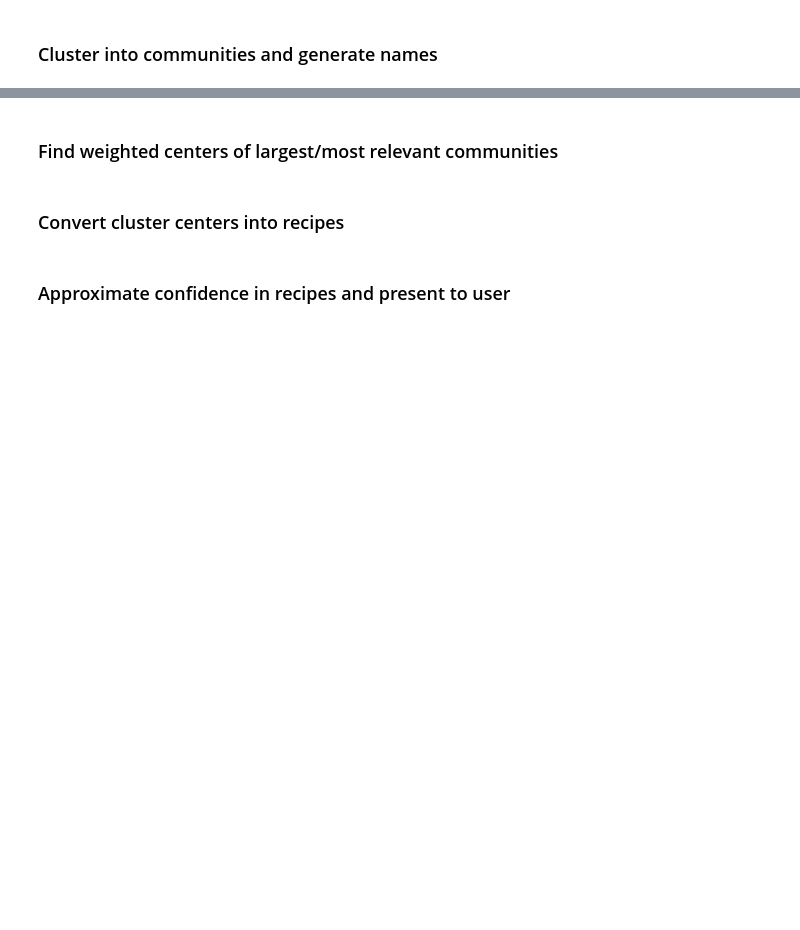
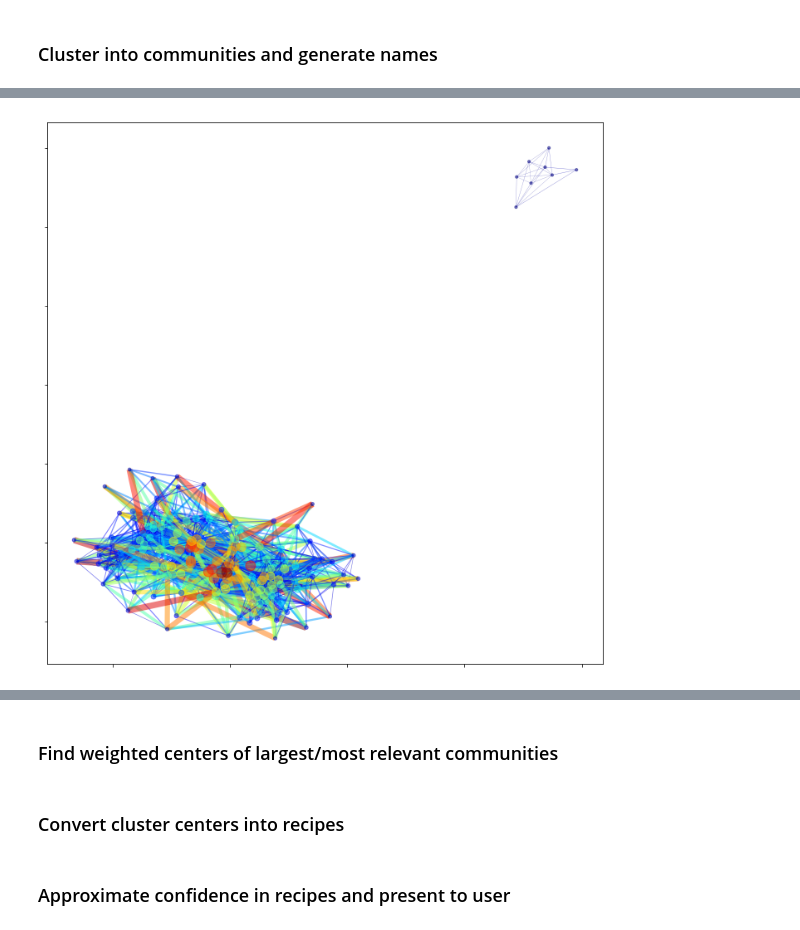
Before and after one commit to alexanderheilman/recipe-vectorizer, a Jupyter notebook: notebooks/recipe-aggregator.ipynb, the cells around one changed output, grey strips where cells are left out. Drawn from its saved outputs; the diff is of its cells as text; code cells hidden in the pictures; blank space fills up the shorter version.

```diff
--- a/notebooks/recipe-aggregator.ipynb
+++ b/notebooks/recipe-aggregator.ipynb
@@ -202,0 +262,8 @@ ordered_names
+# %%
+subgraphs = nx.components.connected_component_subgraphs(G)
+subG1 = next(subgraphs)
+# %%
+fig, ax = plt.subplots(figsize=(12,12))
+plot_weighted_graph(subG1, ax, .5)
+# %% [output]
+[figure, added]
```
Also changed, not shown: parts of 22 cells of this notebook, 1 other file.
